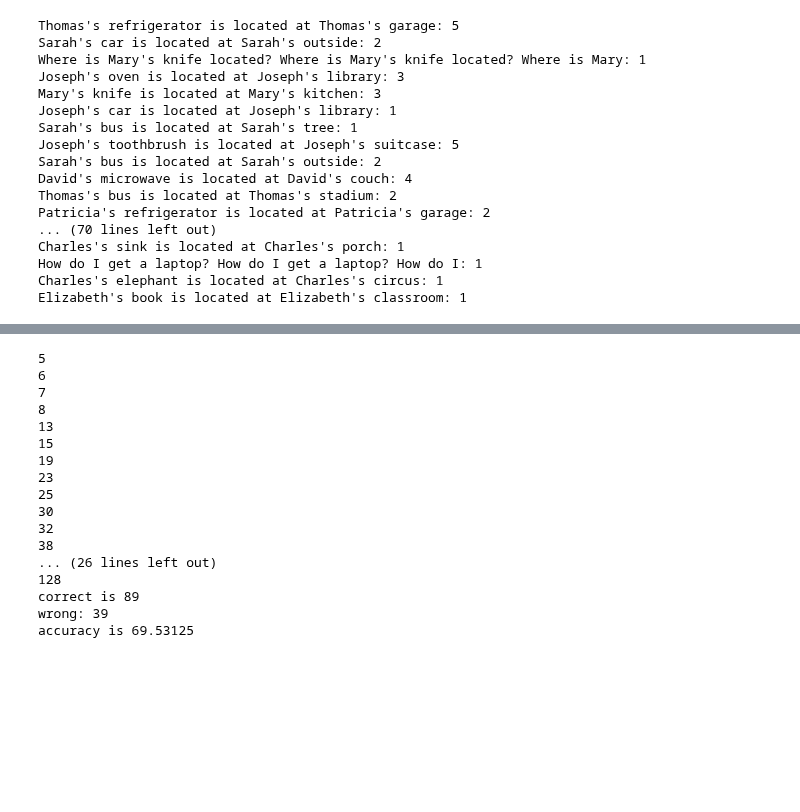
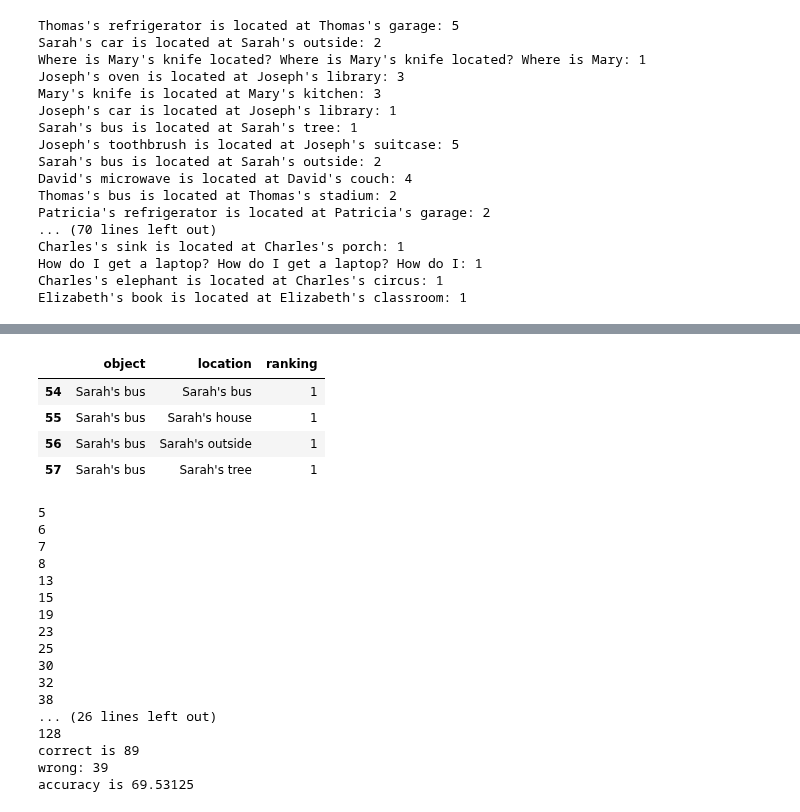
Before and after one commit to cltl/ma-communicative-robots, a Jupyter notebook: projects/memory/notebooks/context_and_questions.ipynb, the cells around one changed output, grey strips where cells are left out. Cells and saved outputs as stored; diff of their text form; code cells hidden in the pictures; blank space fills up the shorter version.

```diff
--- a/projects/memory/notebooks/context_and_questions.ipynb
+++ b/projects/memory/notebooks/context_and_questions.ipynb
@@ -183,3 +227,12 @@ Elizabeth's book is located at Elizabeth's classroom: 1
+# %%
+grouped_objects = semantic_memory.groupby(['object','location'], as_index = False).count()
+grouped_objects.loc[grouped_objects['object'] == "Sarah's bus"]
+# %% [output]
+|  | object | location | ranking |
+| 54 | Sarah's bus | Sarah's bus | 1 |
+| 55 | Sarah's bus | Sarah's house | 1 |
+| 56 | Sarah's bus | Sarah's outside | 1 |
+| 57 | Sarah's bus | Sarah's tree | 1 |
 # %%
 correct = 0
 wrong = 0
```
Also changed, not shown: parts of 5 cells of this notebook.
